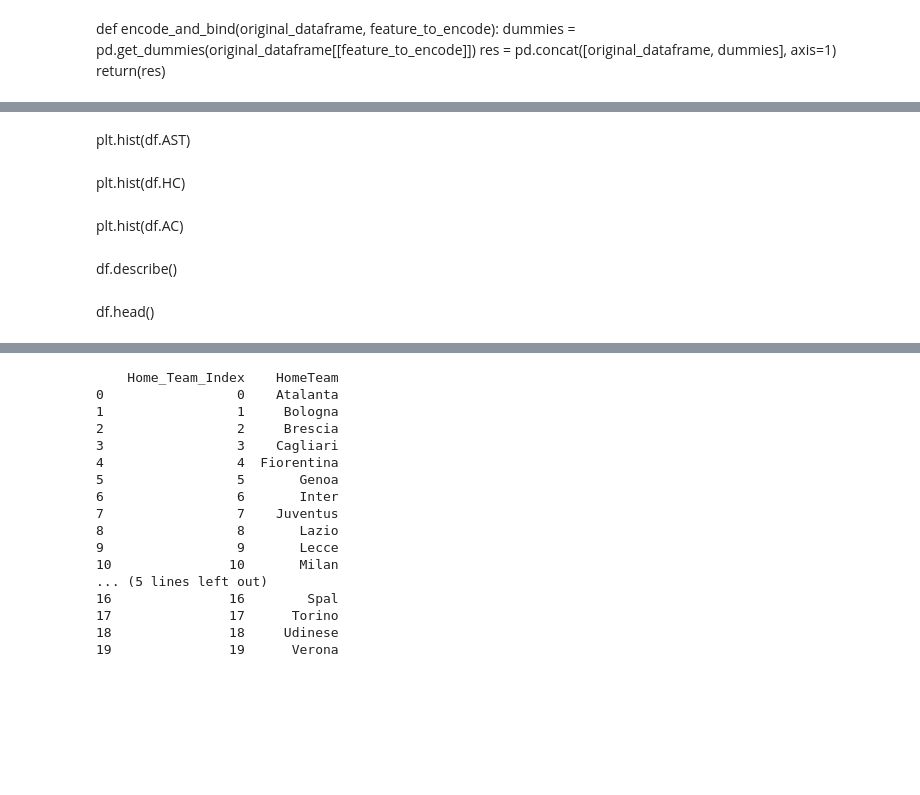
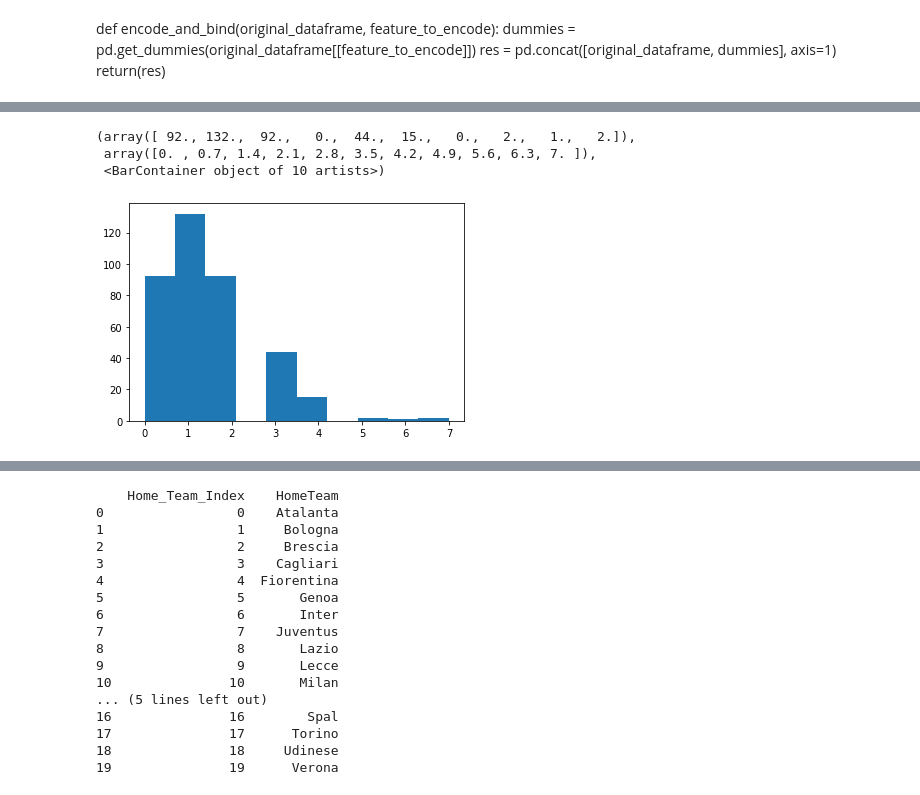
Before and after one commit to kingazaan/serie_a_analysis, a Jupyter notebook: analysis_last_season_only.ipynb, the cells around one changed output, grey strips where cells are left out. Drawn from its saved outputs; the diff is of its cells as text; code cells hidden in the pictures; blank space fills up the shorter version.

```diff
--- a/analysis_last_season_only.ipynb
+++ b/analysis_last_season_only.ipynb
@@ -49,10 +43,9 @@ plt.hist(df.HST)
-# %% [markdown]
-plt.hist(df.AST)
-# %% [markdown]
-plt.hist(df.HC)
-# %% [markdown]
-plt.hist(df.AC)
-# %% [markdown]
-df.describe()
-# %% [markdown]
-df.head()
+# %%
+#plot some histograms to see some initial findings onthe distribution of half- and full-time scores
+
+plt.hist(df.FTAG)
+# %% [output]
+(array([ 92., 132.,  92.,   0.,  44.,  15.,   0.,   2.,   1.,   2.]),
+ array([0. , 0.7, 1.4, 2.1, 2.8, 3.5, 4.2, 4.9, 5.6, 6.3, 7. ]),
+ <BarContainer object of 10 artists>)
+[figure, added]
```
Also changed, not shown: parts of 16 cells of this notebook, 3 other files.
